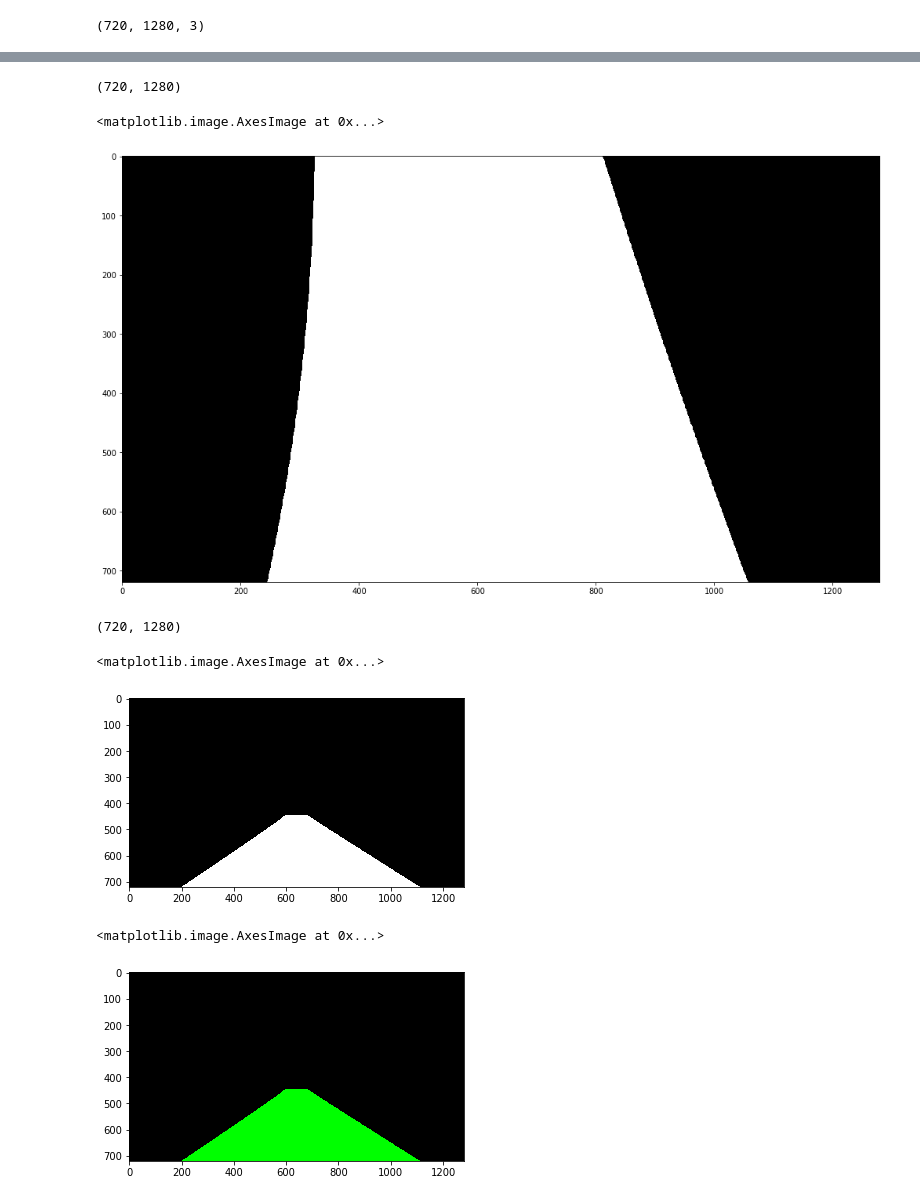
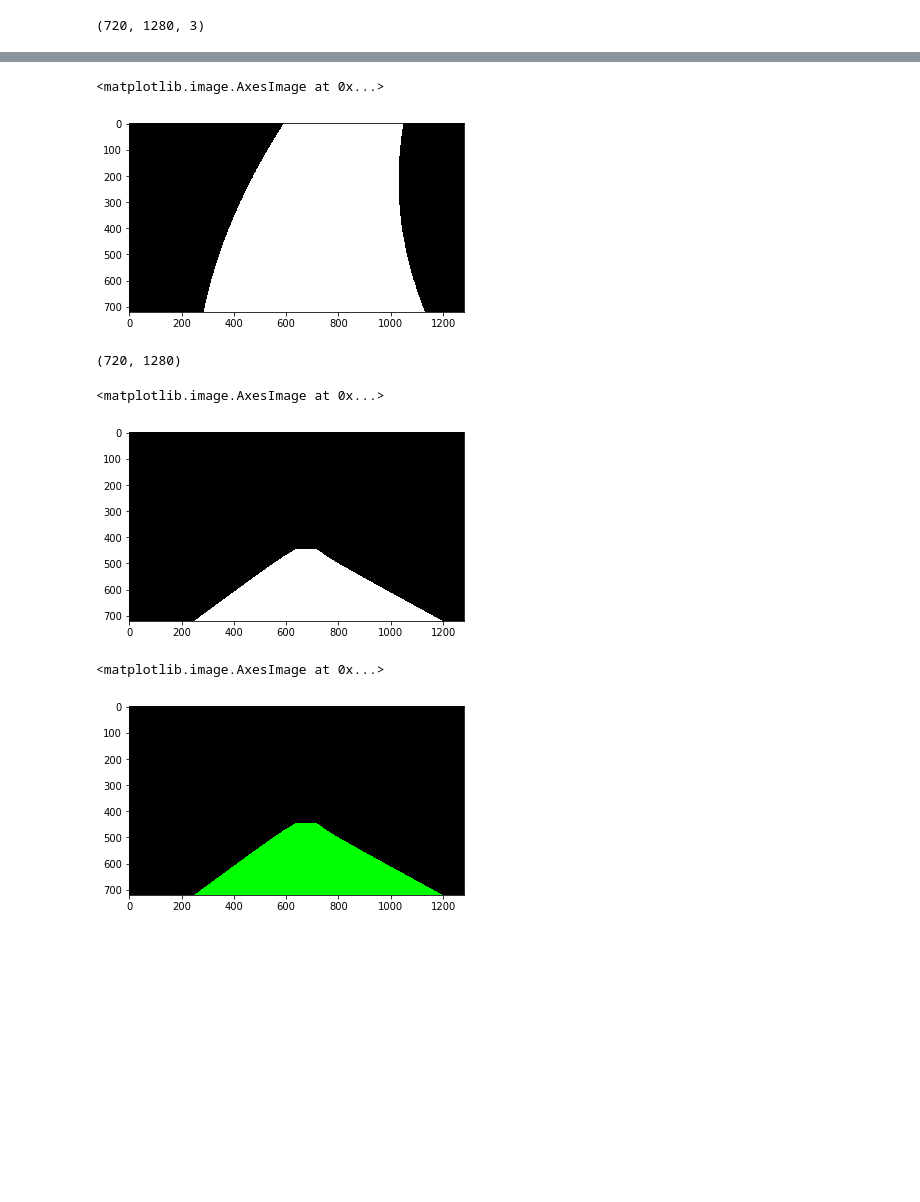
Before and after one commit to tyler-lewis-udacity/Advanced_Lane_Finding, a Jupyter notebook: P4_advanced_lane_finding.ipynb, the cells around one changed output, grey strips where cells are left out. Drawn from its saved outputs; the diff is of its cells as text; code cells hidden in the pictures; blank space fills up the shorter version.

```diff
--- a/P4_advanced_lane_finding.ipynb
+++ b/P4_advanced_lane_finding.ipynb
@@ -233,6 +233,6 @@ dist = calibration_data["dist"]
 # %%
 # Read in a test image:
-original_image = bgr2rgb(cv2.imread('test_images/straight_lines1.jpg'))
+original_image = bgr2rgb(cv2.imread('test_images/test6.jpg'))
 plt.figure(figsize=(10,5))
 plt.imshow(original_image, cmap=None)
 # %% [output]
@@ -426,24 +424,19 @@ plt.imshow(line_fits_binary, cmap='gray')
 # %%
 fill_image = np.copy(line_fits_binary)
 
-midpoint = fill_image.shape[0]//2
+midpoint = fill_image.shape[1]//2
 
 
 for i, row in enumerate(fill_image):
     start_point = np.argmax(row[:midpoint])
     end_point = np.argmax(row[midpoint:]) + midpoint
 
     fill_image[i, start_point:end_point] = 255
 
-
-
-print(fill_image.shape)
-plt.figure(figsize=(20,10))
 plt.imshow(fill_image, cmap='gray')
 # %% [output]
-(720, 1280)
+<matplotlib.image.AxesImage at 0x...>
-<matplotlib.image.AxesImage at 0x...>
-[figure, old version]
+[figure, new version]
 # %%
 # Grab the image shape (width (pos-right), height (pos-down))
 img_size = (line_fits_binary.shape[1], line_fits_binary.shape[0])
@@ -460,16 +453,16 @@ plt.imshow(unwarped, cmap='gray')
 # %% [output]
 (720, 1280)
 <matplotlib.image.AxesImage at 0x...>
-[figure, old version]
+[figure, new version]
 # %%
-reshaped_unwarped = np.zeros((unwarped.shape[0], warped.shape[1], 3), dtype='uint8')
+reshaped_unwarped = np.zeros((unwarped.shape[0], warped_binary.shape[1], 3), dtype='uint8')
 #reshaped_unwarped[:,:,0] = unwarped[:,:]
 reshaped_unwarped[:,:,1] = unwarped[:,:]
 #reshaped_unwarped[:,:,2] = unwarped[:plt.imshow(reshaped_unwarped)
 plt.imshow(reshaped_unwarped)
 # %% [output]
 <matplotlib.image.AxesImage at 0x...>
-[figure, old version]
+[figure, new version]
 # %%
 def weighted_img(img, initial_img, α=0.8, β=1., λ=0.):
     """
```
Also changed, not shown: parts of 13 cells of this notebook.
